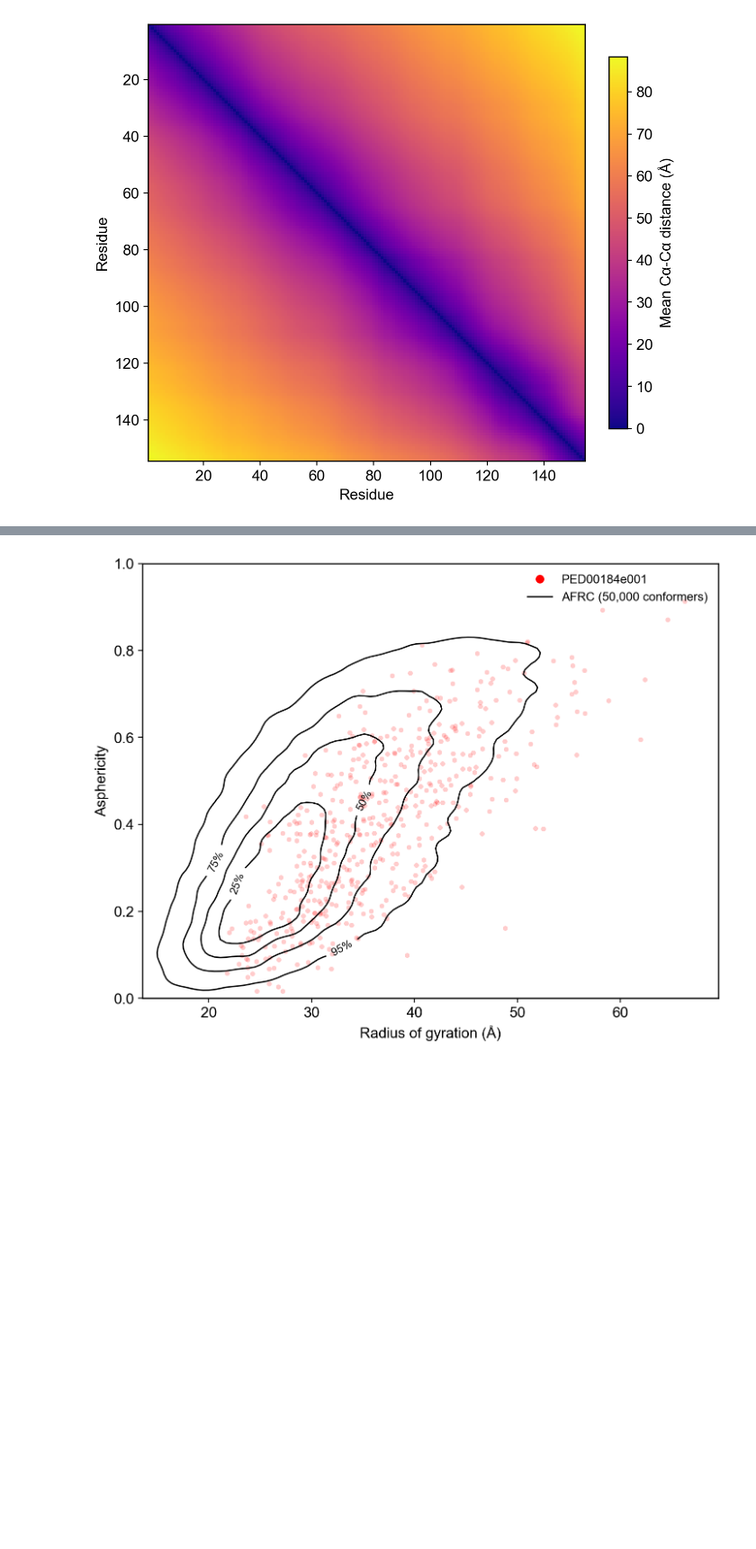
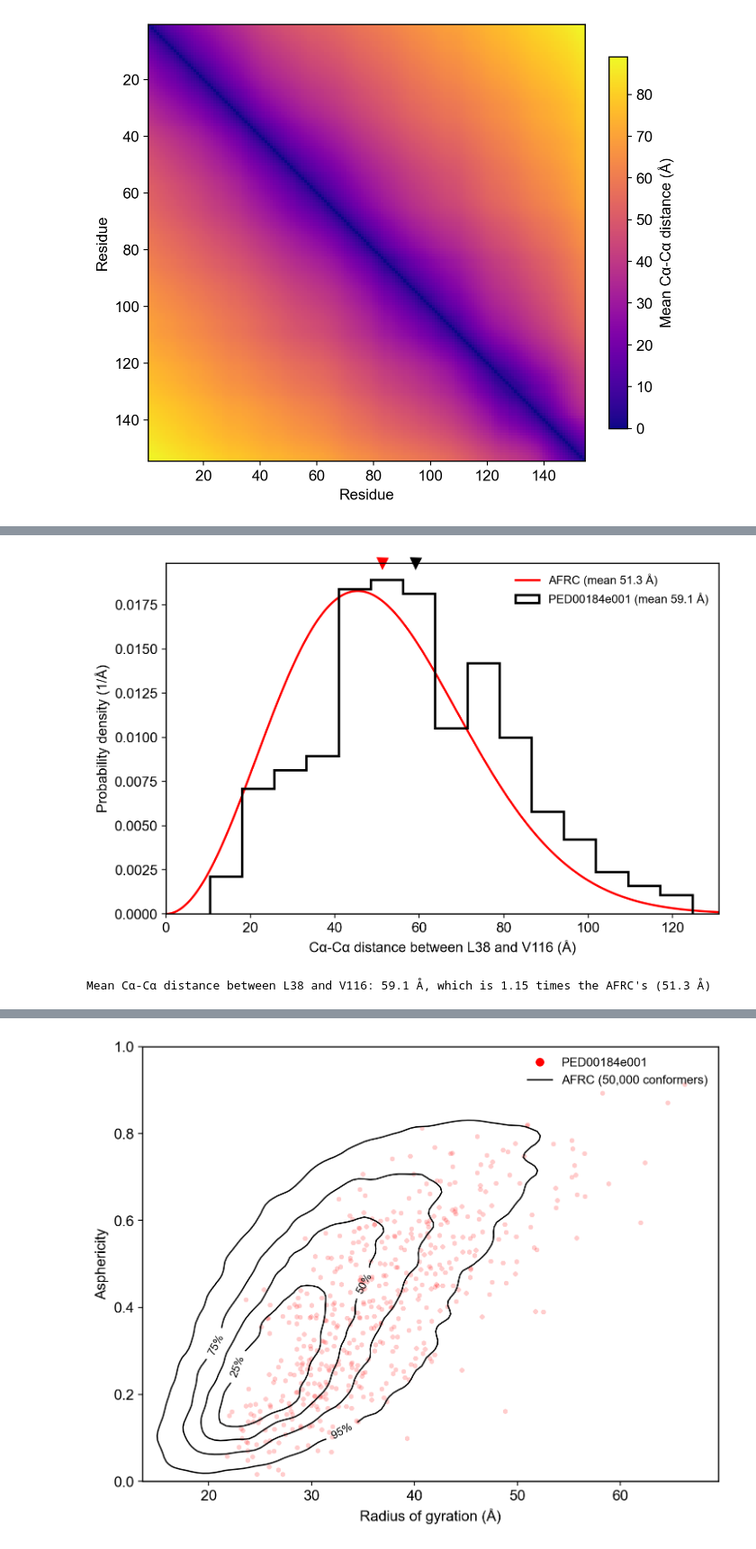
Before and after one commit to holehouse-lab/soursop, a Jupyter notebook: ped-resources/ped_ensemble_characterisation.ipynb, the cells around one changed output, grey strips where cells are left out. Shown at 90% size. Drawn from its saved outputs; the diff is of its cells as text; code cells hidden in the pictures; blank space fills up the shorter version.

```diff
--- a/ped-resources/ped_ensemble_characterisation.ipynb
+++ b/ped-resources/ped_ensemble_characterisation.ipynb
@@ -814 +1126,7 @@ plot_distance_map(ensemble, save=SAVE_FIGURES)
+# %%
+# @title Plot the distance between two residues
+plot_residue_distance(ensemble, references, save=SAVE_FIGURES)
+# %% [output]
+[figure, added]
+Mean Cα-Cα distance between L38 and V116: 59.1 Å, which is 1.15 times the AFRC's (51.3 Å)
 # %% [markdown]
```
Also changed, not shown: parts of 16 cells of this notebook, 2 other files.
